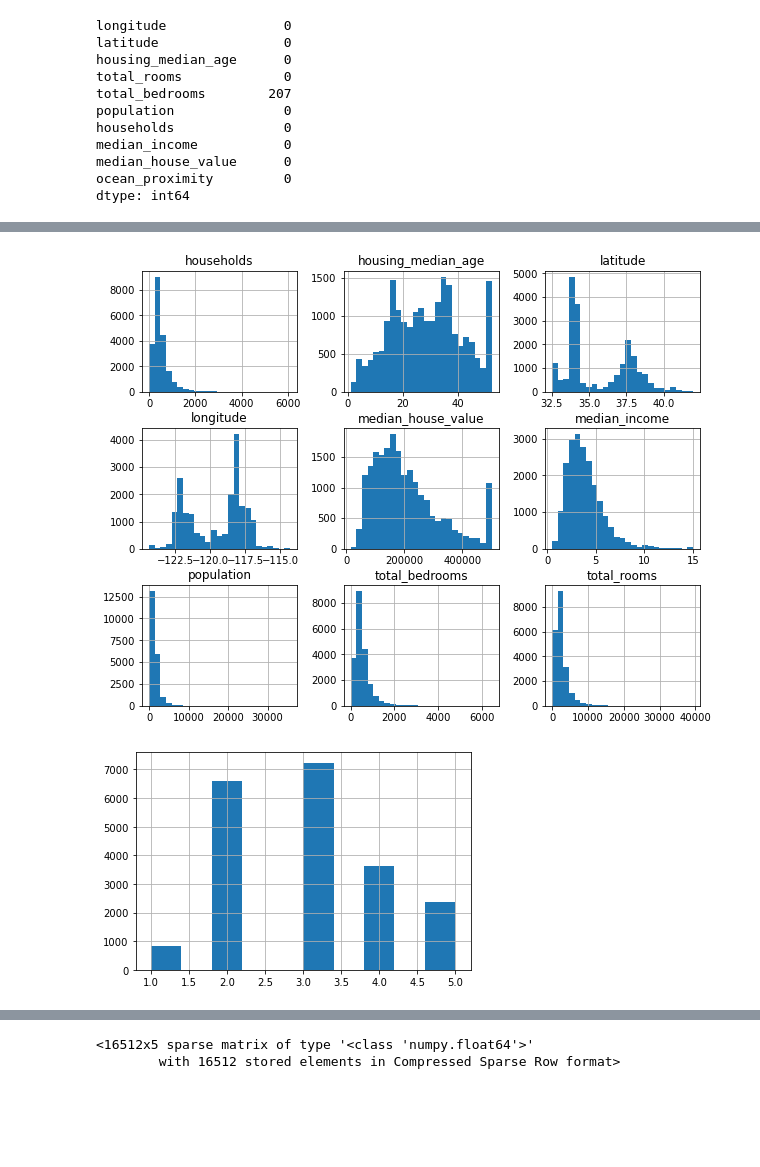
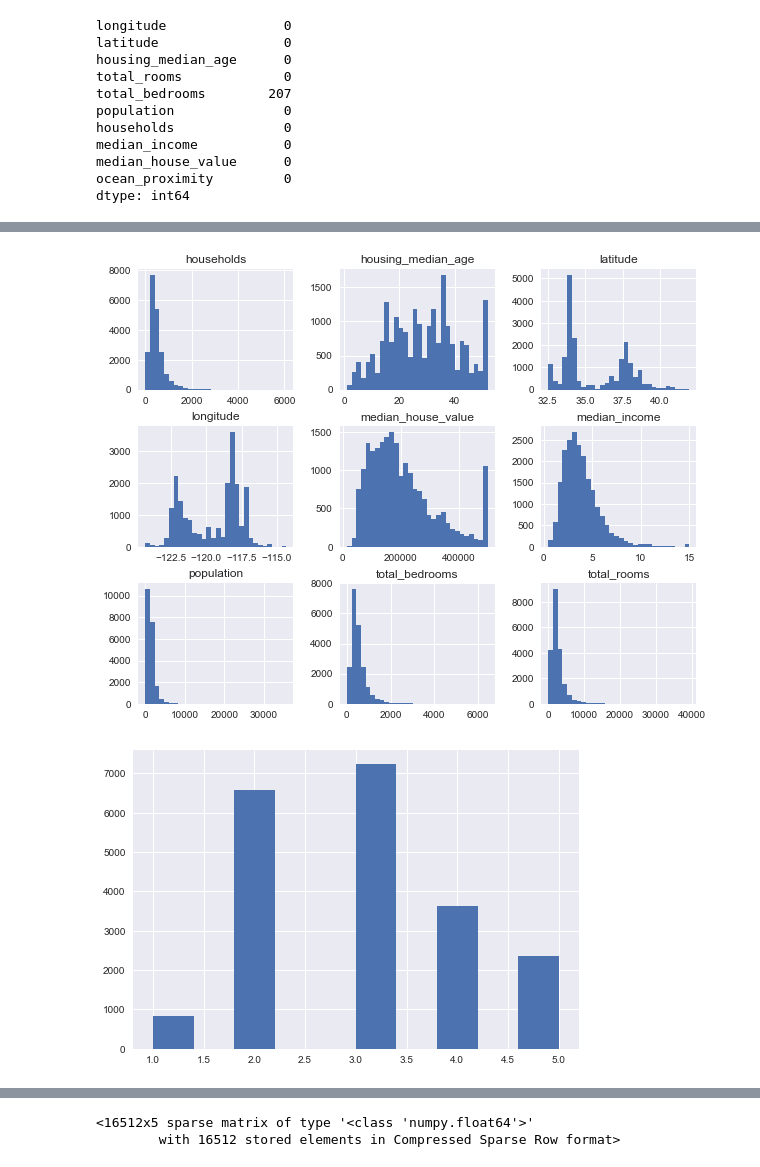
Before and after one commit to fanjingwenvi/handson_ml2_note, a Jupyter notebook: 02_end_to_end.ipynb, the cells around one changed output, grey strips where cells are left out. Saved outputs shown, nothing was run; the diff lists cells and outputs as text; code cells hidden in the pictures; blank space fills up the shorter version.

```diff
--- a/02_end_to_end.ipynb
+++ b/02_end_to_end.ipynb
@@ -129,9 +125,12 @@ housing.describe()
 # %%
 import matplotlib.pyplot as plt
-housing.hist(bins=25, figsize=(10, 8))
+plt.style.use("seaborn")
+## set the default style
+
+housing.hist(bins=30, figsize=(10, 8))
 plt.show()
 # %% [output]
-[figure, old version]
+[figure, new version]
 # %%
 import numpy as np
 housing['income_cat'] = pd.cut(housing['median_income'],
@@ -140,7 +140,7 @@ housing['income_cat'] = pd.cut(housing['median_income'],
 housing['income_cat'].hist()
 plt.show()
 # %% [output]
-[figure, old version]
+[figure, new version]
 # %%
 from sklearn.model_selection import train_test_split
 train_set, test_set = train_test_split(housing, test_size=0.2, random_state=42)
```
Also changed, not shown: parts of 46 cells of this notebook, 2 other files.
